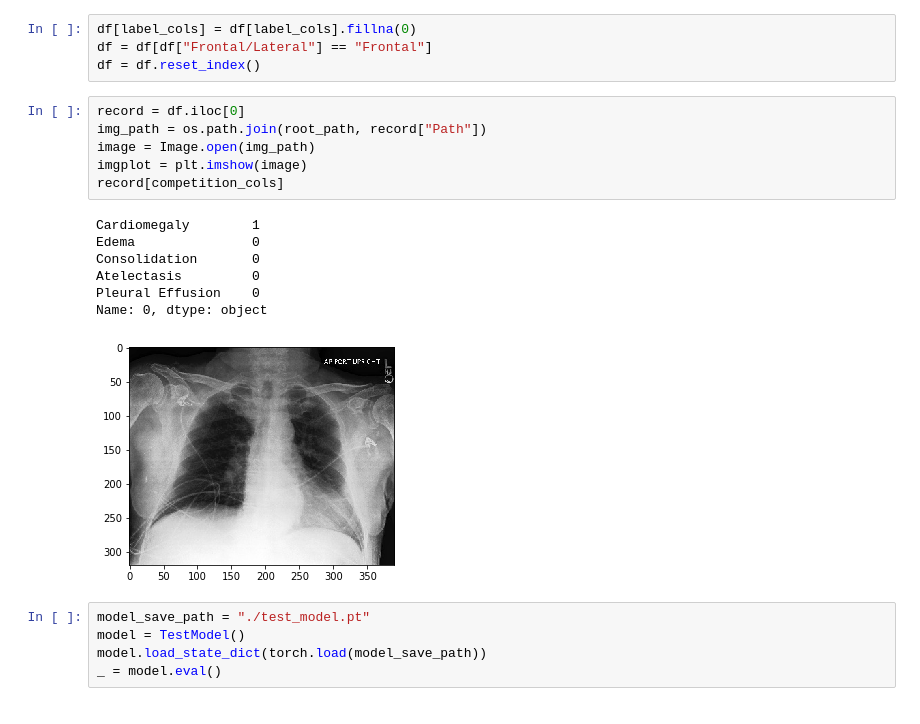
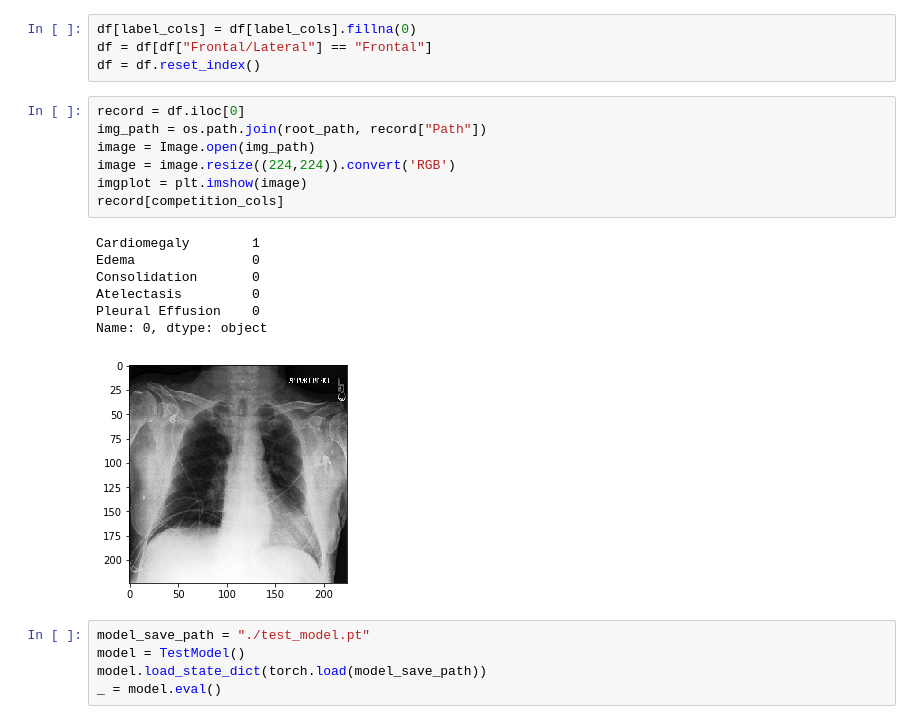
Before and after one commit to DACUS1995/Chest-XRay-Experiments, a Jupyter notebook: visualisation.ipynb, the cells around one changed output. Saved outputs shown, nothing was run; the diff lists cells and outputs as text.

```diff
--- a/visualisation.ipynb
+++ b/visualisation.ipynb
@@ -35,17 +36,18 @@ df = df.reset_index()
 # %%
 record = df.iloc[0]
 img_path = os.path.join(root_path, record["Path"])
 image = Image.open(img_path)
+image = image.resize((224,224)).convert('RGB')
 imgplot = plt.imshow(image)
 record[competition_cols]
 # %% [output]
 Cardiomegaly        1
 Edema               0
 Consolidation       0
 Atelectasis         0
 Pleural Effusion    0
 Name: 0, dtype: object
-[figure, old version]
+[figure, new version]
 # %%
 model_save_path = "./test_model.pt"
 model = TestModel()
```
Also changed, not shown: parts of 5 cells of this notebook, 2 other files.
